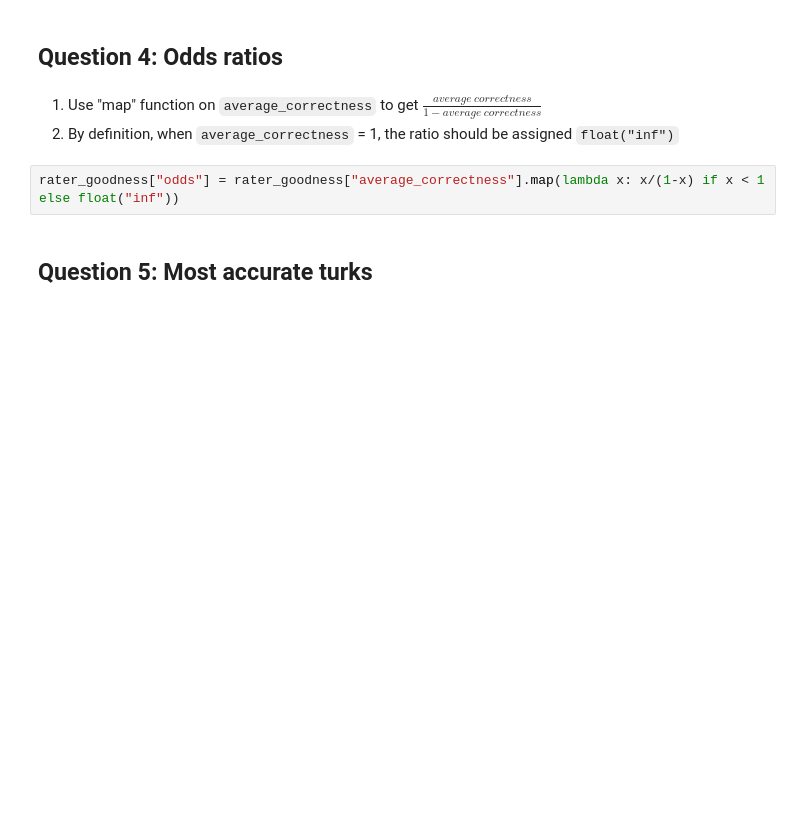
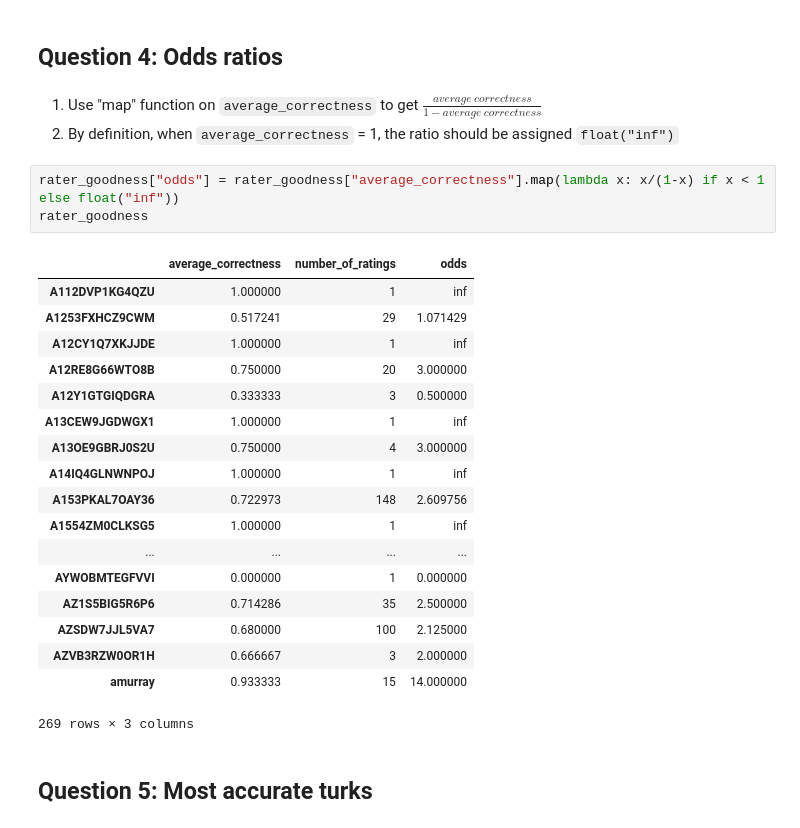
Before and after one commit to jsdelivrbot/git_home, a Jupyter notebook: python/MSBA/HW3/HW3_wenduowang_20160728.ipynb, the cells around one changed output. Saved outputs shown, nothing was run; the diff lists cells and outputs as text; blank space fills up the shorter version.

```diff
--- a/python/MSBA/HW3/HW3_wenduowang_20160728.ipynb
+++ b/python/MSBA/HW3/HW3_wenduowang_20160728.ipynb
@@ -71,6 +71,26 @@ rater_goodness[:10]
 2. By definition, when `average_correctness` = 1, the ratio should be assigned `float("inf")`
 # %%
 rater_goodness["odds"] = rater_goodness["average_correctness"].map(lambda x: x/(1-x) if x < 1 else float("inf"))
+rater_goodness
+# %% [output]
+|  | average_correctness | number_of_ratings | odds |
+| A112DVP1KG4QZU | 1.000000 | 1 | inf |
+| A1253FXHCZ9CWM | 0.517241 | 29 | 1.071429 |
+| A12CY1Q7XKJJDE | 1.000000 | 1 | inf |
+| A12RE8G66WTO8B | 0.750000 | 20 | 3.000000 |
+| A12Y1GTGIQDGRA | 0.333333 | 3 | 0.500000 |
+| A13CEW9JGDWGX1 | 1.000000 | 1 | inf |
+| A13OE9GBRJ0S2U | 0.750000 | 4 | 3.000000 |
+| A14IQ4GLNWNPOJ | 1.000000 | 1 | inf |
+| A153PKAL7OAY36 | 0.722973 | 148 | 2.609756 |
+| A1554ZM0CLKSG5 | 1.000000 | 1 | inf |
+| ... | ... | ... | ... |
+| AYWOBMTEGFVVI | 0.000000 | 1 | 0.000000 |
+| AZ1S5BIG5R6P6 | 0.714286 | 35 | 2.500000 |
+| AZSDW7JJL5VA7 | 0.680000 | 100 | 2.125000 |
+| AZVB3RZW0OR1H | 0.666667 | 3 | 2.000000 |
+| amurray | 0.933333 | 15 | 14.000000 |
+269 rows × 3 columns
 # %% [markdown]
 ## Question 5: Most accurate turks
 # %% [markdown]
```
Also changed, not shown: parts of 6 cells of this notebook, 7 other files.
